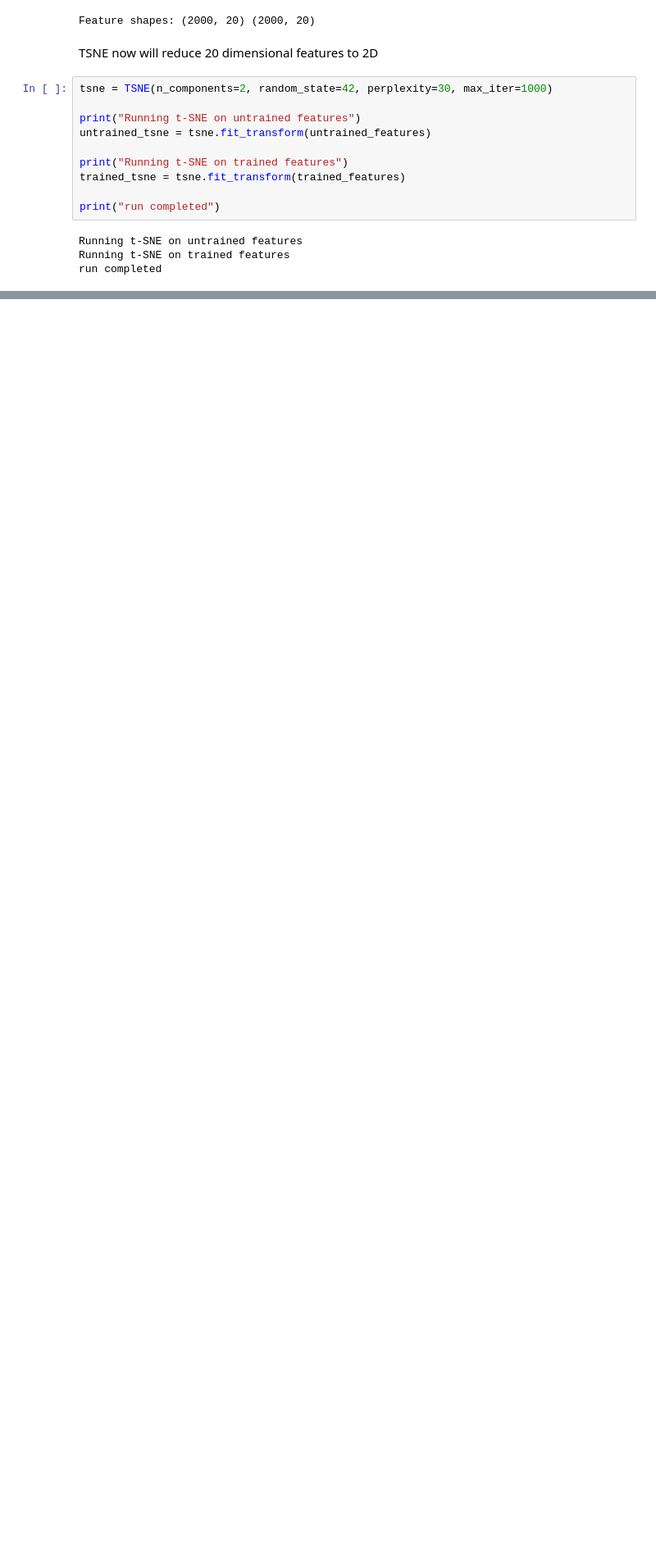
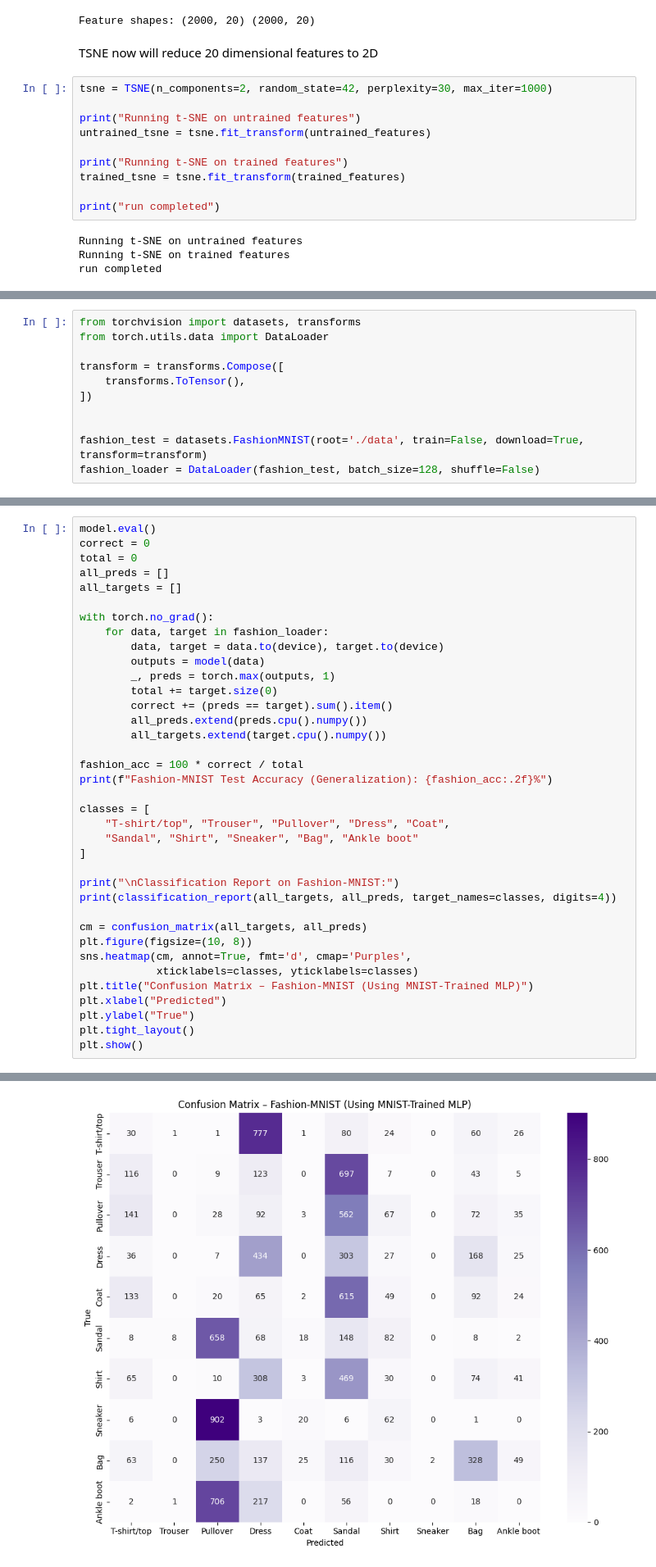
Before and after one commit to HarshJamgaonkar05/ES-335-ML-Assignment-3, a Jupyter notebook: Question 3/question3.ipynb, the cells around one changed output, grey strips where cells are left out. Shown at 82% size. Saved outputs shown, nothing was run; the diff lists cells and outputs as text; blank space fills up the shorter version.

```diff
--- a/Question 3/question3.ipynb
+++ b/Question 3/question3.ipynb
@@ -547,0 +603,11 @@ plt.show()
+# %%
+from torchvision import datasets, transforms
+from torch.utils.data import DataLoader
+
+transform = transforms.Compose([
+    transforms.ToTensor(),
+])
+
+
+fashion_test = datasets.FashionMNIST(root='./data', train=False, download=True, transform=transform)
+fashion_loader = DataLoader(fashion_test, batch_size=128, shuffle=False)
@@ -547,0 +631,38 @@ plt.show()
+# %%
+model.eval()
+correct = 0
+total = 0
+all_preds = []
+all_targets = []
+
+with torch.no_grad():
+    for data, target in fashion_loader:
+        data, target = data.to(device), target.to(device)
+        outputs = model(data)
+        _, preds = torch.max(outputs, 1)
+        total += target.size(0)
+        correct += (preds == target).sum().item()
+        all_preds.extend(preds.cpu().numpy())
+        all_targets.extend(target.cpu().numpy())
+
+fashion_acc = 100 * correct / total
+print(f"Fashion-MNIST Test Accuracy (Generalization): {fashion_acc:.2f}%")
+
+classes = [
+    "T-shirt/top", "Trouser", "Pullover", "Dress", "Coat",
+    "Sandal", "Shirt", "Sneaker", "Bag", "Ankle boot"
+]
+
+print("\nClassification Report on Fashion-MNIST:")
+print(classification_report(all_targets, all_preds, target_names=classes, digits=4))
+
+cm = confusion_matrix(all_targets, all_preds)
+plt.figure(figsize=(10, 8))
+sns.heatmap(cm, annot=True, fmt='d', cmap='Purples',
+            xticklabels=classes, yticklabels=classes)
+plt.title("Confusion Matrix – Fashion-MNIST (Using MNIST-Trained MLP)")
+plt.xlabel("Predicted")
+plt.ylabel("True")
+plt.tight_layout()
+plt.show()
+# %% [output]
@@ -547,0 +688 @@ plt.show()
+[figure, added]
```
Also changed, not shown: parts of 20 cells of this notebook.
